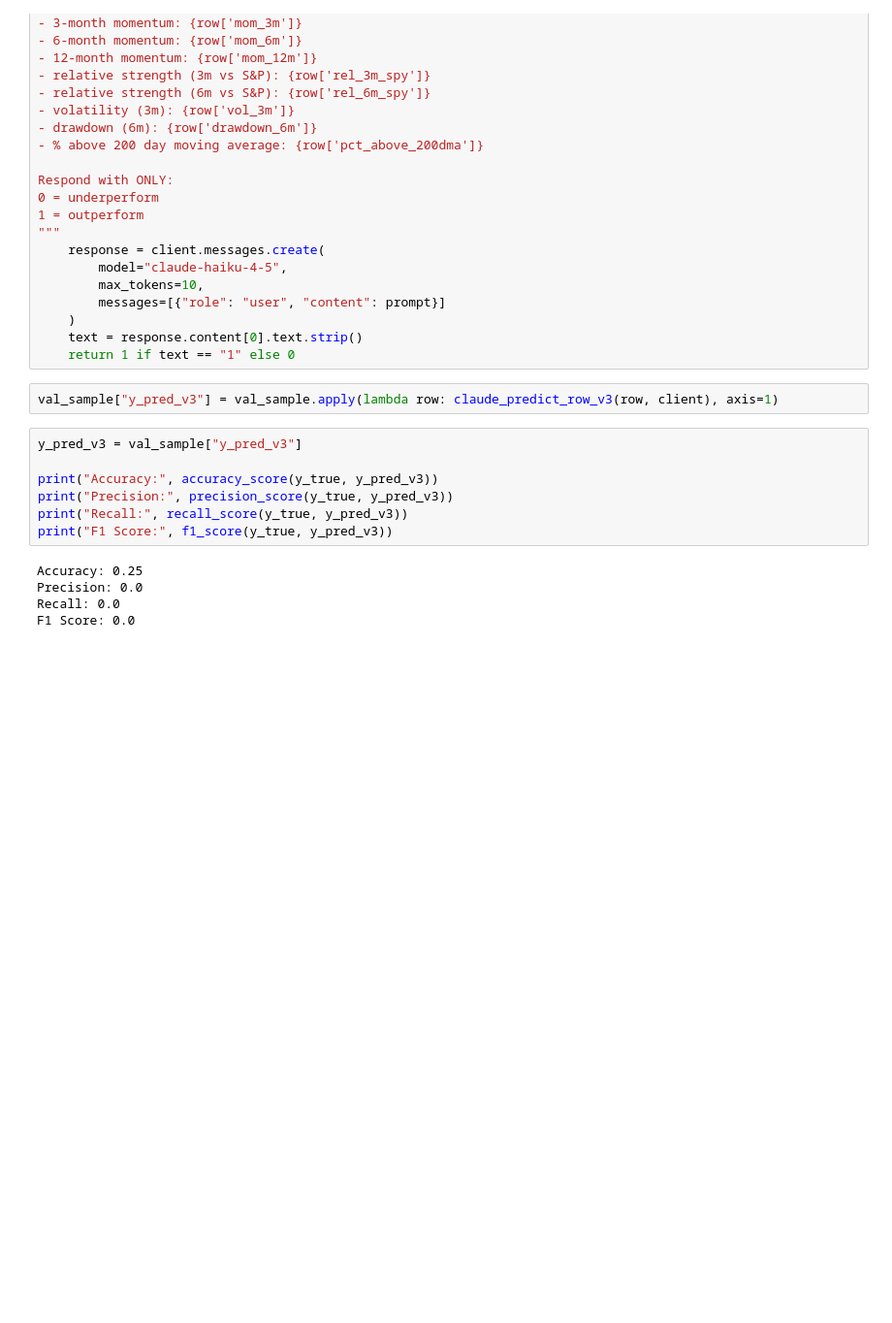
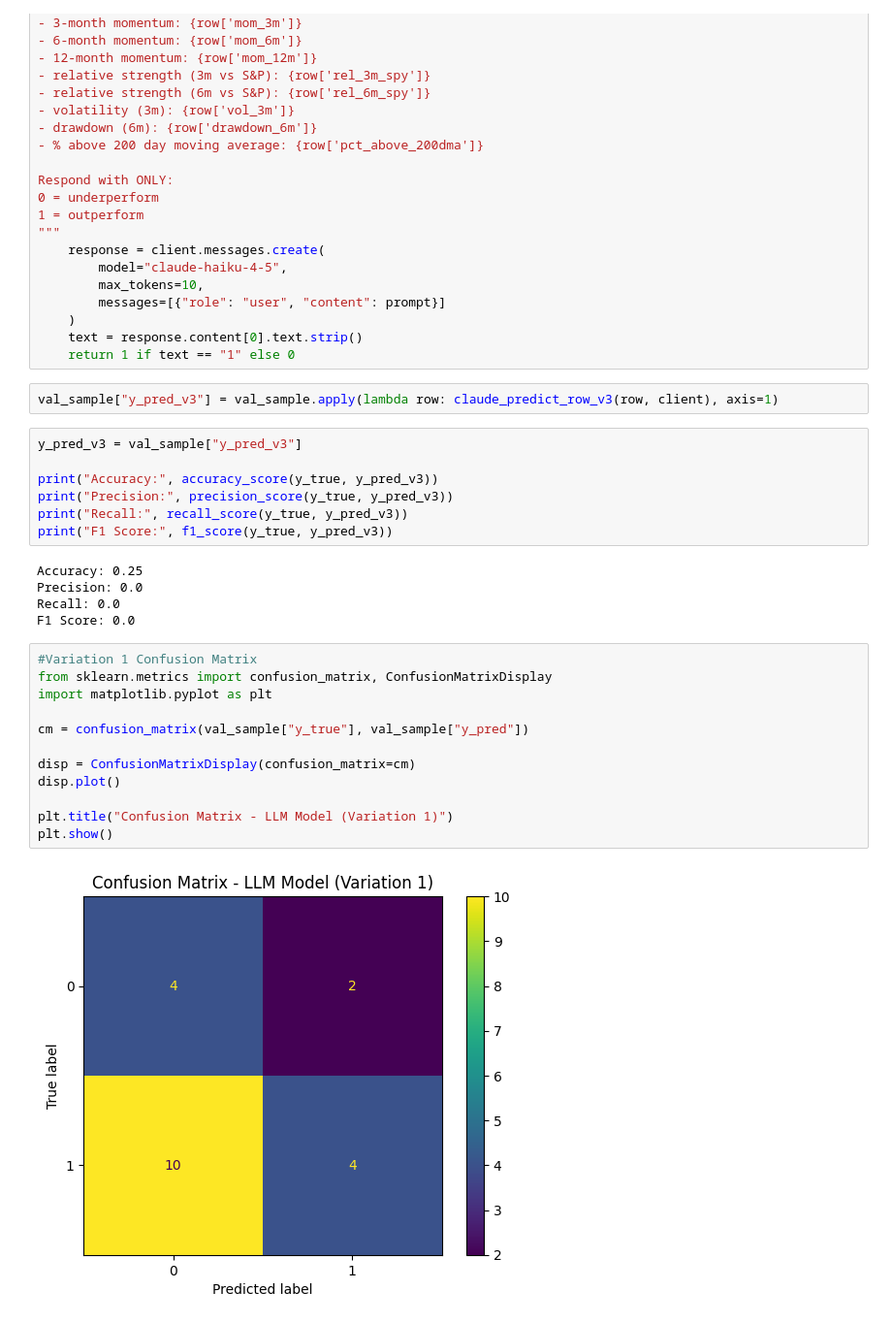
Before and after one commit to YinyiXue2/HelpHerInvest, a Jupyter notebook: Playground/Week 08 Develop 3rd modeling approach (even more complex)/Jenice Playground/week08_claude_api.ipynb, the cells around one changed output. Shown at 97% size. Cells and saved outputs as stored; diff of their text form; blank space fills up the shorter version.

Commit message:
Week 08: Claude LLM Model

```diff
--- a/Playground/Week 08 Develop 3rd modeling approach (even more complex)/Jenice Playground/week08_claude_api.ipynb
+++ b/Playground/Week 08 Develop 3rd modeling approach (even more complex)/Jenice Playground/week08_claude_api.ipynb
@@ -367,3 +367,17 @@ Accuracy: 0.25
 Precision: 0.0
 Recall: 0.0
 F1 Score: 0.0
+# %%
+#Variation 1 Confusion Matrix
+from sklearn.metrics import confusion_matrix, ConfusionMatrixDisplay
+import matplotlib.pyplot as plt
+
+cm = confusion_matrix(val_sample["y_true"], val_sample["y_pred"])
+
+disp = ConfusionMatrixDisplay(confusion_matrix=cm)
+disp.plot()
+
+plt.title("Confusion Matrix - LLM Model (Variation 1)")
+plt.show()
+# %% [output]
+[figure, added]
```
Also changed, not shown: parts of 5 cells of this notebook.
